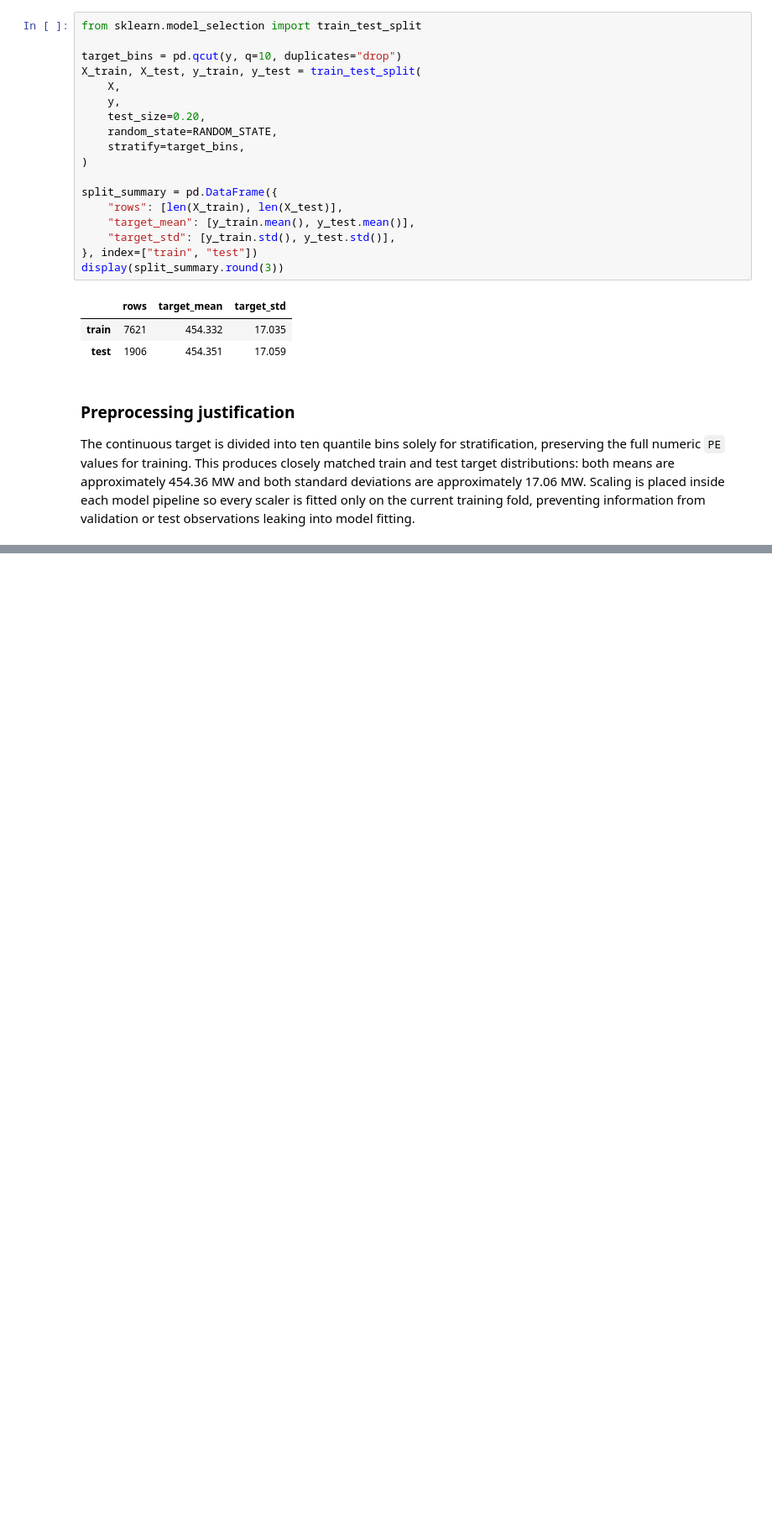
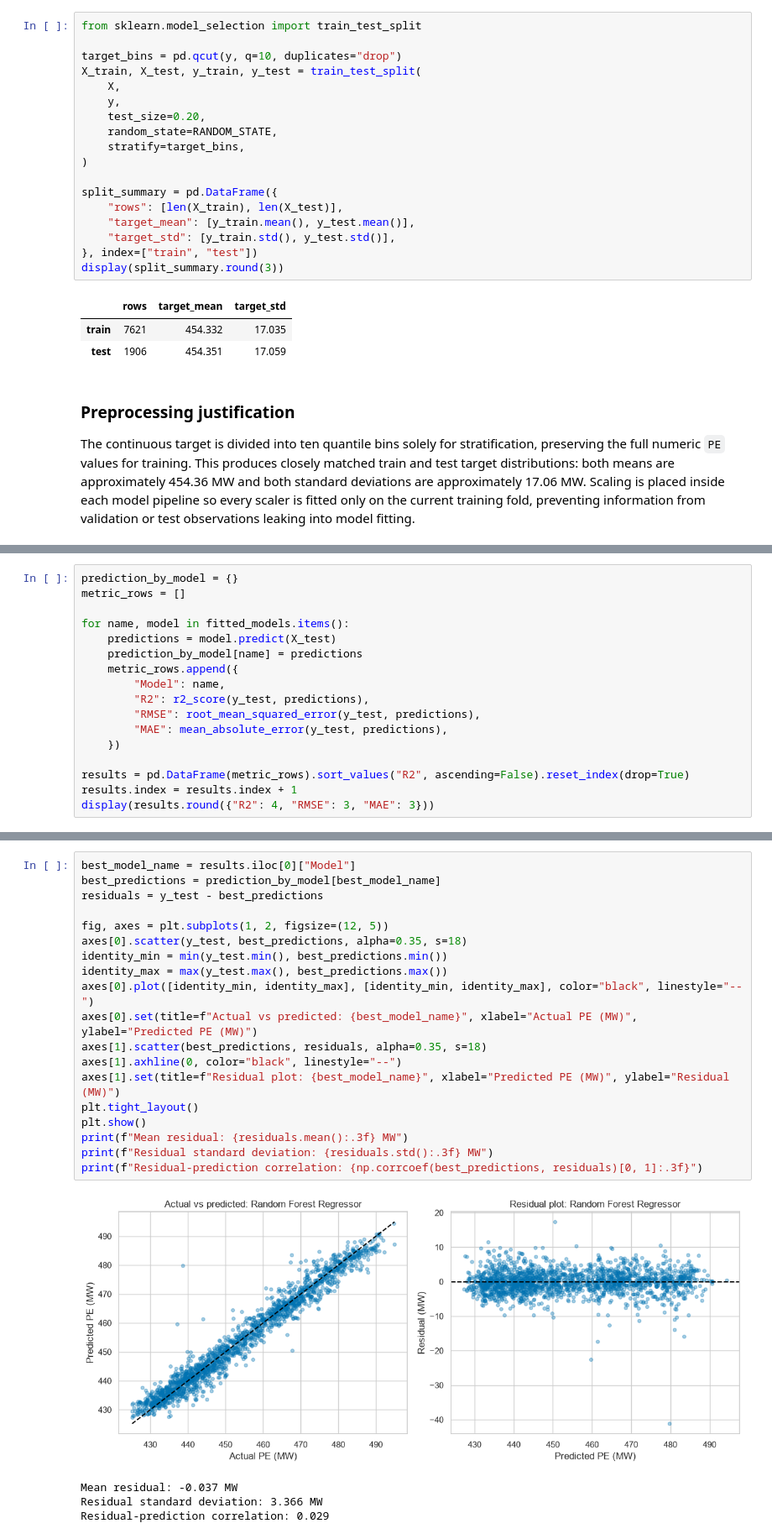
Before and after one commit to arhamgarg/ml-capstone, a Jupyter notebook: notebooks/regression.ipynb, the cells around one changed output, grey strips where cells are left out. Shown at 84% size. Saved outputs shown, nothing was run; the diff lists cells and outputs as text; blank space fills up the shorter version.

Commit message:
feat(regression): train tune and evaluate required models

```diff
--- a/notebooks/regression.ipynb
+++ b/notebooks/regression.ipynb
@@ -216,0 +347,17 @@ The continuous target is divided into ten quantile bins solely for stratificatio
+# %%
+prediction_by_model = {}
+metric_rows = []
+
+for name, model in fitted_models.items():
+    predictions = model.predict(X_test)
+    prediction_by_model[name] = predictions
+    metric_rows.append({
+        "Model": name,
+        "R2": r2_score(y_test, predictions),
+        "RMSE": root_mean_squared_error(y_test, predictions),
+        "MAE": mean_absolute_error(y_test, predictions),
+    })
+
+results = pd.DataFrame(metric_rows).sort_values("R2", ascending=False).reset_index(drop=True)
+results.index = results.index + 1
+display(results.round({"R2": 4, "RMSE": 3, "MAE": 3}))
@@ -216,0 +398,24 @@ The continuous target is divided into ten quantile bins solely for stratificatio
+# %%
+best_model_name = results.iloc[0]["Model"]
+best_predictions = prediction_by_model[best_model_name]
+residuals = y_test - best_predictions
+
+fig, axes = plt.subplots(1, 2, figsize=(12, 5))
+axes[0].scatter(y_test, best_predictions, alpha=0.35, s=18)
+identity_min = min(y_test.min(), best_predictions.min())
+identity_max = max(y_test.max(), best_predictions.max())
+axes[0].plot([identity_min, identity_max], [identity_min, identity_max], color="black", linestyle="--")
+axes[0].set(title=f"Actual vs predicted: {best_model_name}", xlabel="Actual PE (MW)", ylabel="Predicted PE (MW)")
+axes[1].scatter(best_predictions, residuals, alpha=0.35, s=18)
+axes[1].axhline(0, color="black", linestyle="--")
+axes[1].set(title=f"Residual plot: {best_model_name}", xlabel="Predicted PE (MW)", ylabel="Residual (MW)")
+plt.tight_layout()
+plt.show()
+print(f"Mean residual: {residuals.mean():.3f} MW")
+print(f"Residual standard deviation: {residuals.std():.3f} MW")
+print(f"Residual-prediction correlation: {np.corrcoef(best_predictions, residuals)[0, 1]:.3f}")
+# %% [output]
+[figure, added]
+Mean residual: -0.037 MW
+Residual standard deviation: 3.366 MW
+Residual-prediction correlation: 0.029
```
Also changed, not shown: parts of 18 cells of this notebook.
